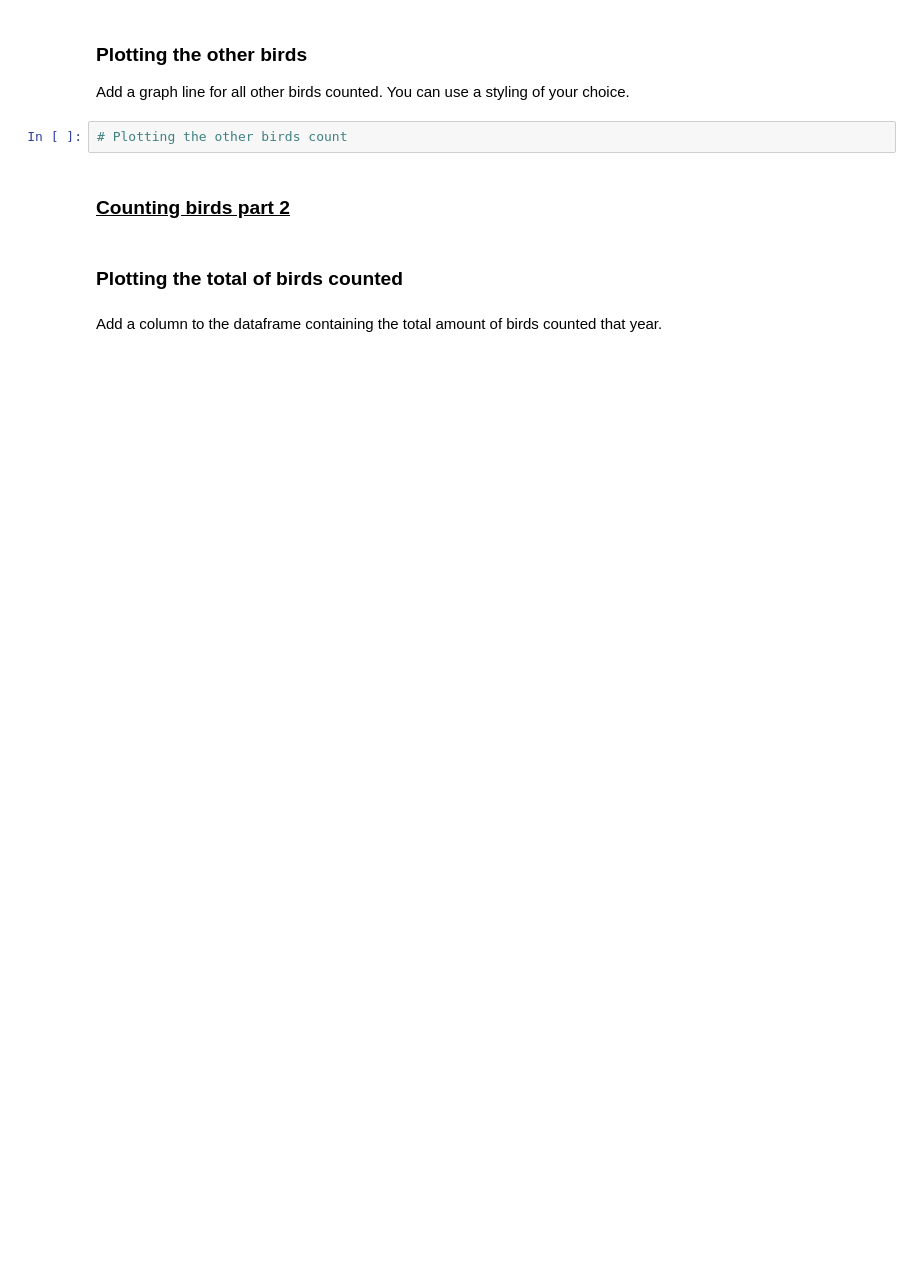
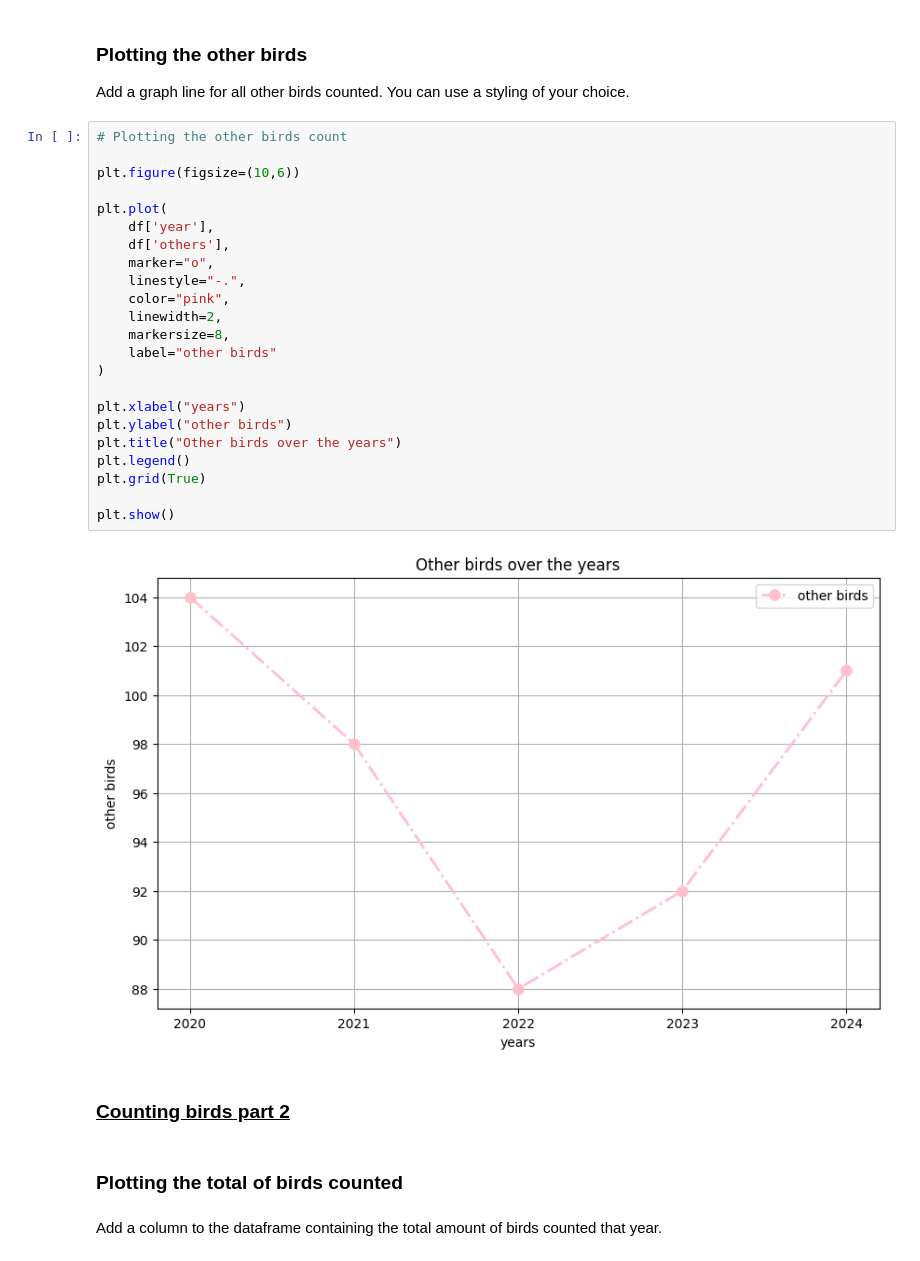
Before and after one commit to Adriaan-Cloet/P2-coursematerial-2425, a Jupyter notebook: 05-data-processing/03-data_visualization/exercises_visualizations.ipynb, the cells around one changed output. Cells and saved outputs as stored; diff of their text form; blank space fills up the shorter version.

```diff
--- a/05-data-processing/03-data_visualization/exercises_visualizations.ipynb
+++ b/05-data-processing/03-data_visualization/exercises_visualizations.ipynb
@@ -54,8 +101,31 @@ Ensure the plot of the Pigeon count is incorporated as well.
 ### Plotting the other birds
 
 Add a graph line for all other birds counted. You can use a styling of your choice.
-# %%
-# Plotting the other birds count
+# %%
+# Plotting the other birds count
+
+plt.figure(figsize=(10,6))
+
+plt.plot(
+    df['year'],
+    df['others'],
+    marker="o",
+    linestyle="-.",
+    color="pink",
+    linewidth=2,
+    markersize=8,
+    label="other birds"
+)
+
+plt.xlabel("years")
+plt.ylabel("other birds")
+plt.title("Other birds over the years")
+plt.legend()
+plt.grid(True)
+
+plt.show()
+# %% [output]
+[figure, added]
 # %% [markdown]
 ### <u> Counting birds part 2 </u>
 # %% [markdown]
```
Also changed, not shown: parts of 14 cells of this notebook, 23 other files.
